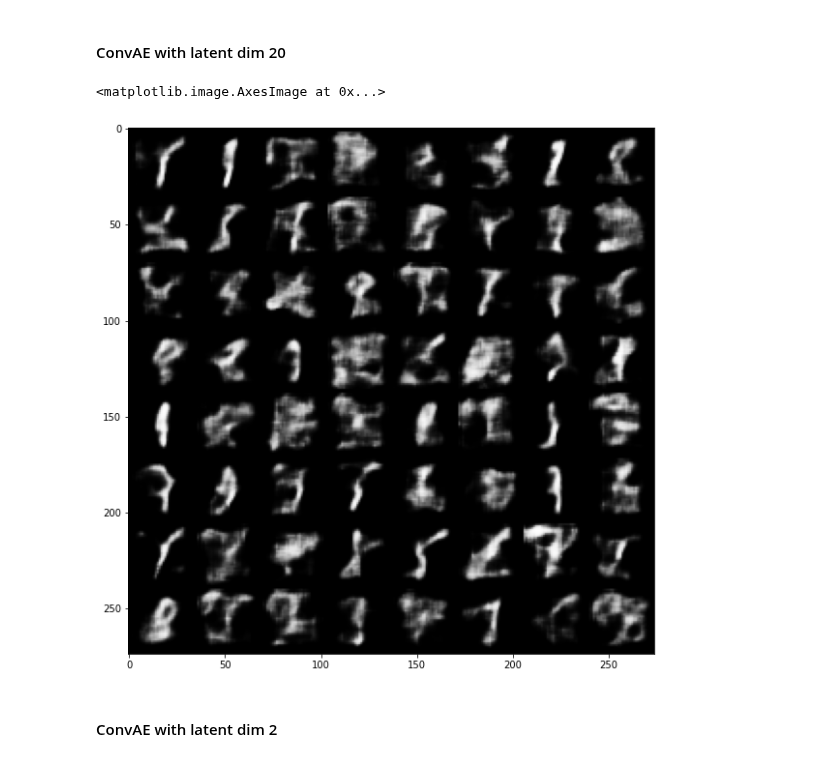
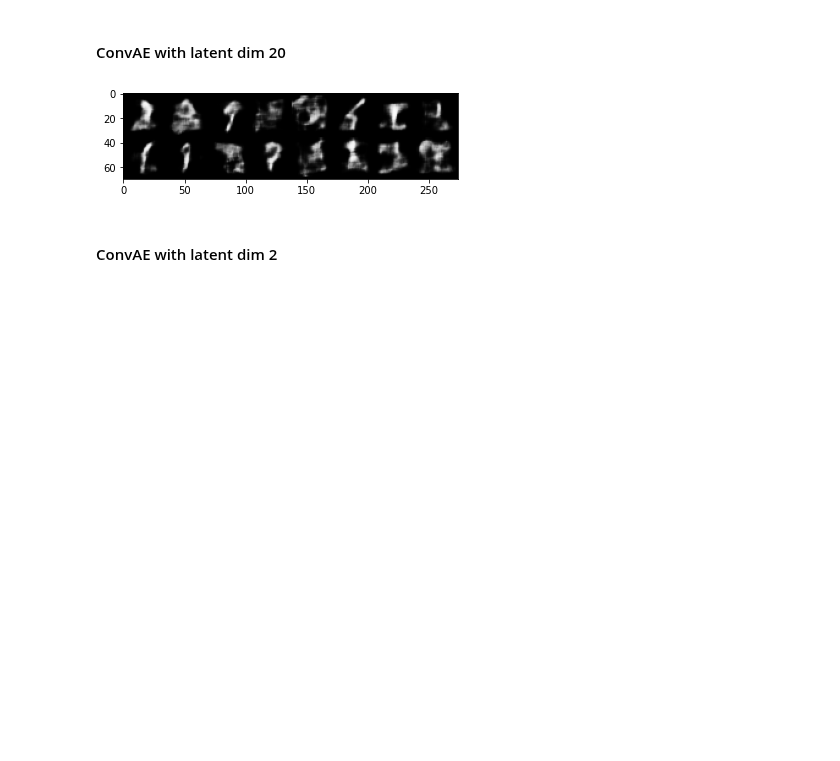
Before and after one commit to probml/probml-notebooks, a Jupyter notebook: notebooks/ae_mnist_conv.ipynb, the cells around one changed output. Cells and saved outputs as stored; diff of their text form; code cells hidden in the pictures; blank space fills up the shorter version.

```diff
--- a/notebooks/ae_mnist_conv.ipynb
+++ b/notebooks/ae_mnist_conv.ipynb
@@ -131,14 +156,13 @@ We sample $z \sim TN(0,1)$ form a truncated normal distribution with a threshold
 # %%
 def decoder(z):
   return ae.vae.decode(z)
 
-plt.figure(figsize=(10,10))
-# Where 5 is the truncation threshold for our truncated normal distribution we are sampling from
-imgs= get_random_samples(decoder, 5)
+plt.figure()
+imgs= get_random_samples(decoder, truncation_threshold=5, num_images_per_row=8, num_images=16)
 plt.imshow(imgs)
+plt.savefig('../figures/ae_mnist_conv_20d_samples.pdf')
 # %% [output]
-<matplotlib.image.AxesImage at 0x...>
-[figure, old version]
+[figure, new version]
 # %% [markdown]
 #### ConvAE with latent dim 2
 # %%
```
Also changed, not shown: parts of 13 cells of this notebook.
